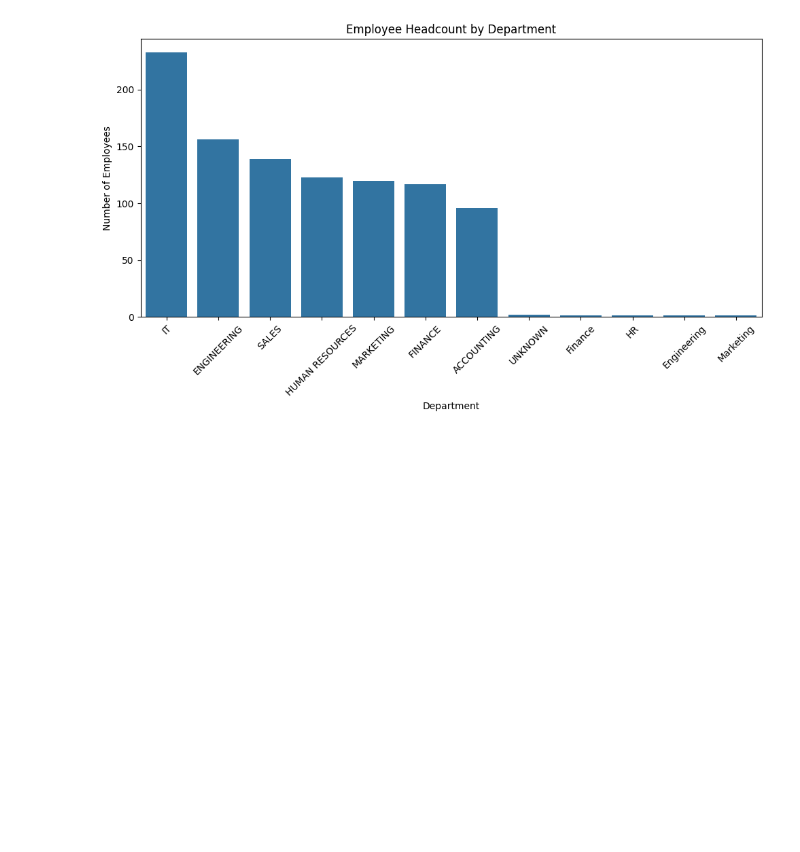
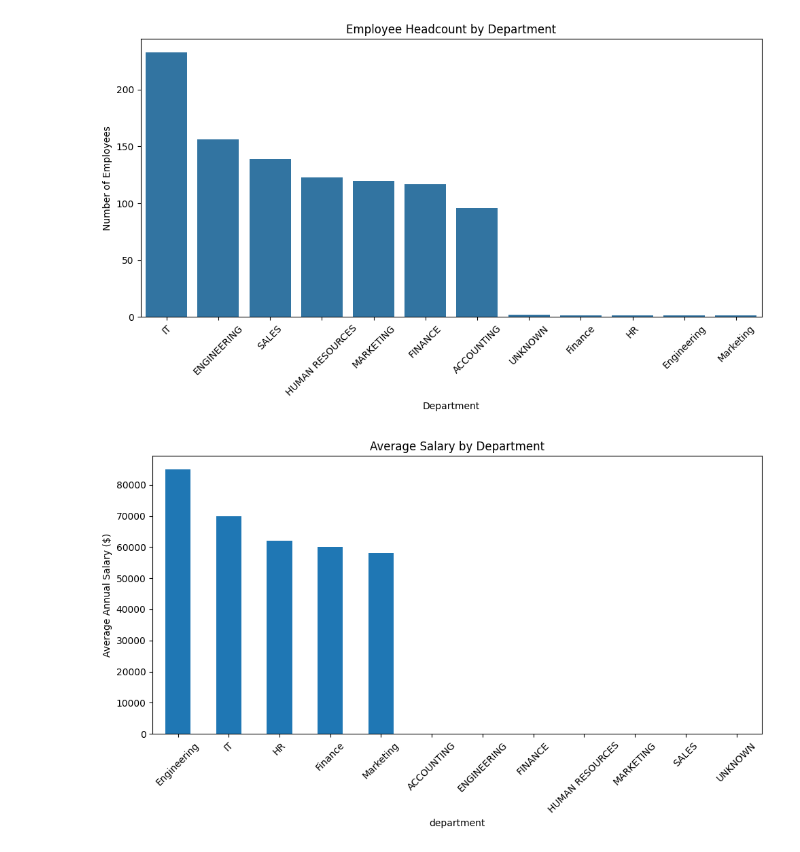
Before and after one commit to mones2/employee-data-analysis, a Jupyter notebook: cleaningData.ipynb, the cells around one changed output. Drawn from its saved outputs; the diff is of its cells as text; code cells hidden in the pictures; blank space fills up the shorter version.

```diff
--- a/cleaningData.ipynb
+++ b/cleaningData.ipynb
@@ -257,3 +257,15 @@ plt.show()
 # %%
 # Save to a new Excel file
 df.to_excel('Cleaned_Employee_Data.xlsx', index=False)
+# %%
+salary_by_dept = df.groupby('department')['annual_salary'].mean().sort_values(ascending=False)
+
+plt.figure(figsize=(10,6))
+salary_by_dept.plot(kind='bar')
+plt.title('Average Salary by Department')
+plt.ylabel('Average Annual Salary ($)')
+plt.xticks(rotation=45)
+plt.tight_layout()
+plt.show()
+# %% [output]
+[figure, added]
```
Also changed, not shown: parts of 1 cell of this notebook.
